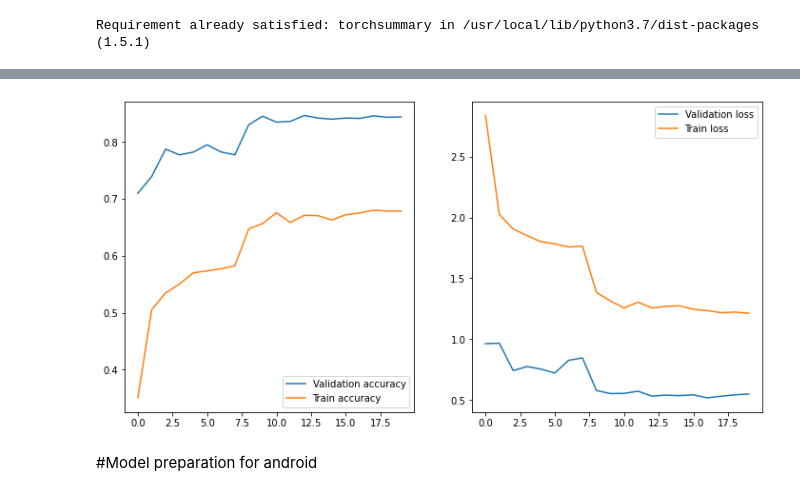
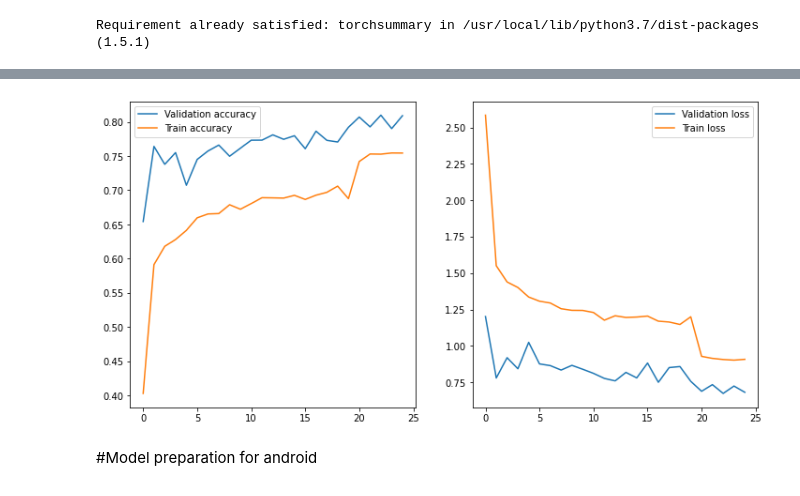
Before and after one commit to kapitalistka/MLScannerApp, a Jupyter notebook: Sberschool_Diplom_resnet50.ipynb, the cells around one changed output, grey strips where cells are left out. Drawn from its saved outputs; the diff is of its cells as text; code cells hidden in the pictures.

```diff
--- a/Sberschool_Diplom_resnet50.ipynb
+++ b/Sberschool_Diplom_resnet50.ipynb
@@ -88,9 +120,19 @@ plt.show()
 # %% [markdown]
 #Data preparation
 # %%
+class SquarePad:
+    def __call__(self, image):
+        max_wh = max(image.size)
+        p_left, p_top = [(max_wh - s) // 2 for s in image.size]
+        p_right, p_bottom = [max_wh - (s+pad) for s, pad in zip(image.size, [p_left, p_top])]
+        padding = (p_left, p_top, p_right, p_bottom)
+        return  transforms.Pad( padding, 0, 'constant')(image)
+
+
  # Image transformations
 img_transform = {
     'valid':transforms.Compose([
+        SquarePad(),
         transforms.Resize(size = 256),
         transforms.CenterCrop(size = 224),
         transforms.ToTensor(),
@@ -98,6 +140,7 @@ img_transform = {
                              [0.229, 0.224, 0.225])
     ]),
     'train':transforms.Compose([
+        SquarePad(),
         transforms.RandomResizedCrop(size = 256),
         transforms.RandomRotation(degrees = 30),
         transforms.ColorJitter(),
@@ -108,6 +151,7 @@ img_transform = {
                              [0.229, 0.224, 0.225])
     ]),
     'test':transforms.Compose([
+        SquarePad(),
         transforms.Resize(size = 256),
         transforms.CenterCrop(size = 224),
         transforms.ToTensor(),
@@ -140,8 +184,8 @@ class DogBreedDataset(torch.utils.data.Dataset):
                 image = self.transform(image)
             return [image, label]
 
-batch_size = 16
-num_workers = 8
+batch_size = 24
+num_workers = 16
 
 train_img = DogBreedDataset('train/', train, transform = img_transform['train'])
 valid_img = DogBreedDataset('train/', valid, transform = img_transform['valid'])
@@ -197,6 +241,7 @@ def train(n_epochs, loaders, model, optimizer, criterion, scheduler, name_for_sa
             correct_batch= np.mean(target.cpu().numpy() == y_pred)
             correct  += np.mean(target.cpu().numpy() == y_pred)
 
+
             if batch_idx % 100 == 0:
                 print('Epoch: %d \tBatch: %d \tTraining Loss: %.6f' %(epoch, batch_idx + 1, train_loss))
 
@@ -224,6 +269,7 @@ def train(n_epochs, loaders, model, optimizer, criterion, scheduler, name_for_sa
             correct_batch= np.mean(target.cpu().numpy() == y_pred)
             correct  += np.mean(target.cpu().numpy() == y_pred)
 
+
         ACCURACIES[epoch - 1] = correct/batch_counter
         TRAIN_LOSES[epoch - 1] = train_loss
         VALID_LOSES[epoch - 1] = valid_loss
@@ -238,7 +284,7 @@ def train(n_epochs, loaders, model, optimizer, criterion, scheduler, name_for_sa
 
         # save the model if validation loss has decreased
         if valid_loss < valid_loss_min:
-            filename = name_for_save + "{:.3f}".format(ACCURACIES[epoch - 1] * 100) + '_'+ epoch + '.pt'
+            filename = name_for_save + "{:.3f}".format(ACCURACIES[epoch - 1] * 100) + '_'+ f'{epoch}' + '.pt'
             torch.save(model.state_dict(), filename)
             print('Validation loss decreased ({:.4f} --> {:.4f}).  Saving model...'.format(valid_loss_min,valid_loss))
             valid_loss_min = valid_loss
@@ -304,8 +349,8 @@ Estimated Total Size (MB): 377.74
 criterion = nn.CrossEntropyLoss()
 model_grad_parameters = filter(lambda p: p.requires_grad, model_resnet.parameters())
 optimizer = torch.optim.SGD(model_grad_parameters, lr = 0.01, momentum = 0.9)
-scheduler = lr_scheduler.StepLR(optimizer, step_size = 8, gamma = 0.1)
+scheduler = lr_scheduler.StepLR(optimizer, step_size = 20, gamma = 0.1)
 # %%
-n_epochs = 20
+n_epochs = 25
 model_transfer =  train(n_epochs, dataloaders, model_resnet, optimizer,  criterion, scheduler,'model_res')
 # %% [output]
@@ -329,4 +374,4 @@ Epoch: 20       Training Loss: 1.2123   Validation Loss: 0.5476
-[figure, old version]
+[figure, new version]
 # %% [markdown]
 #Model preparation for android
 # %%
```
Also changed, not shown: parts of 7 cells of this notebook.
